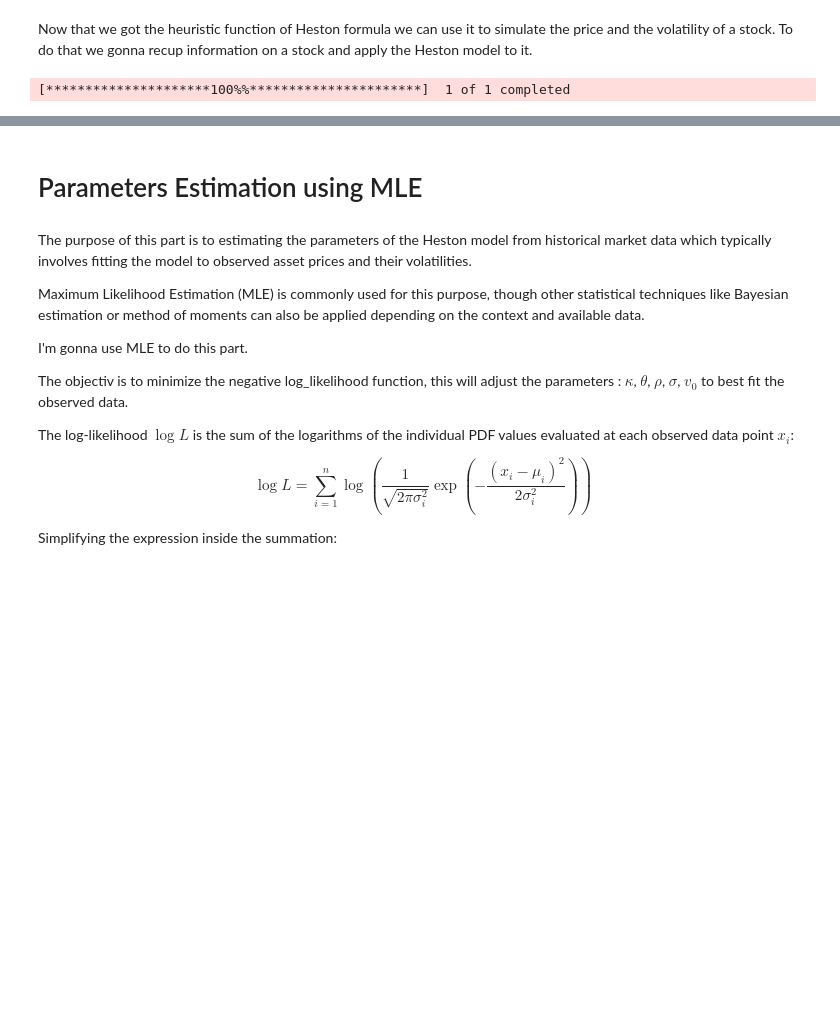
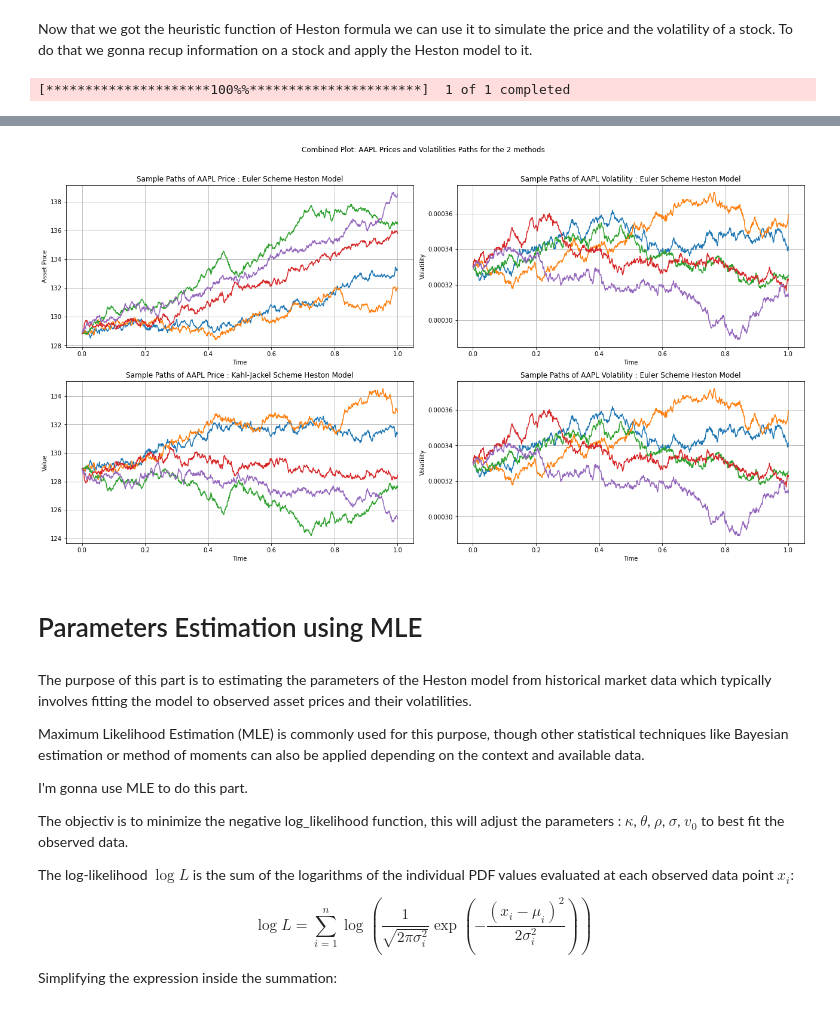
Before and after one commit to Quacox/Stochastic-Volatility, a Jupyter notebook: Stochastic_Volatility_Modeling.ipynb, the cells around one changed output, grey strips where cells are left out. Drawn from its saved outputs; the diff is of its cells as text; code cells hidden in the pictures; blank space fills up the shorter version.

```diff
--- a/Stochastic_Volatility_Modeling.ipynb
+++ b/Stochastic_Volatility_Modeling.ipynb
@@ -730,17 +720,54 @@ Estimated rho: 0.006927665768727845
-# %%
-S0 = data['Adj Close'][-1]
-v0 = volatility[-1] ** 2
-
-# Parameters
-r = 0.05
-T = 1.0
-N = 1000
-M = 10000
-dt = T / N
-
-# Generate random numbers for W1 and W2
-W1 = np.random.normal(size=(M, N))
-W2 = np.random.normal(size=(M, N))
+# %%
+S0 = data['Adj Close'].iloc[-1]
+v0 = volatility.iloc[-1] ** 2
+
+Price_euler = np.zeros((N, M))
+Price_Kahl = np.zeros((N, M))
+volatility_euler = np.zeros((N, M))
+volatility_Kahl = np.zeros((N, M))
+
+Price_euler[0] = S0
+volatility_euler[0] = v0
+Price_Kahl[0] = S0
+volatility_Kahl[0] = v0
+
+Price_euler, volatility_euler = Euler_Scheme_Heston_Model(W1, W2, kappa, theta, dt, sigma_v, N, M, Price_euler, volatility_euler)
+Price_Kahl, volatility_Kahl = Kahl_Jackel_Scheme_Heston_Model(W1, W2, kappa, theta, dt,rho, sigma_v, N, M, Price_Kahl, volatility_Kahl)
+
+fig, ax = plt.subplots(2, 2, figsize=(18, 10))
+
+for i in range(5):
+    ax[0,0].plot(np.linspace(0, T, N), Price_euler[:, i])
+    ax[1,0].plot(np.linspace(0, T, N), Price_Kahl[:, i])
+    ax[0,1].plot(np.linspace(0, T, N), volatility_euler[:, i])
+    ax[1,1].plot(np.linspace(0, T, N), volatility_Kahl[:, i])
+
+ax[0,0].set_xlabel('Time')
+ax[0,0].set_ylabel('Asset Price')
+ax[0,0].set_title(f'Sample Paths of {ticker} Price : Euler Scheme Heston Model')
+ax[0,0].grid(True)
+
+ax[1,0].set_xlabel('Time')
+ax[1,0].set_ylabel('Value')
+ax[1,0].set_title(f'Sample Paths of {ticker} Price : Kahl-Jackel Scheme Heston Model')
+ax[1,0].grid(True)
+
+ax[0,1].set_xlabel('Time')
+ax[0,1].set_ylabel('Volatility')
+ax[0,1].set_title(f'Sample Paths of {ticker} Volatility : Euler Scheme Heston Model')
+ax[0,1].grid(True)
+
+ax[1,1].set_xlabel('Time')
+ax[1,1].set_ylabel(f'Volatility')
+ax[1,1].set_title(f'Sample Paths of {ticker} Volatility : Euler Scheme Heston Model')
+ax[1,1].grid(True)
+
+
+fig.suptitle(f'Combined Plot: {ticker} Prices and Volatilities Paths for the 2 methods')
+plt.tight_layout(rect=[0, 0, 1, 0.96])
+plt.show()
+# %% [output]
+[figure, added]
 # %% [markdown]
 # Parameters Estimation using MLE
 # %% [markdown]
```
Also changed, not shown: parts of 6 cells of this notebook.
